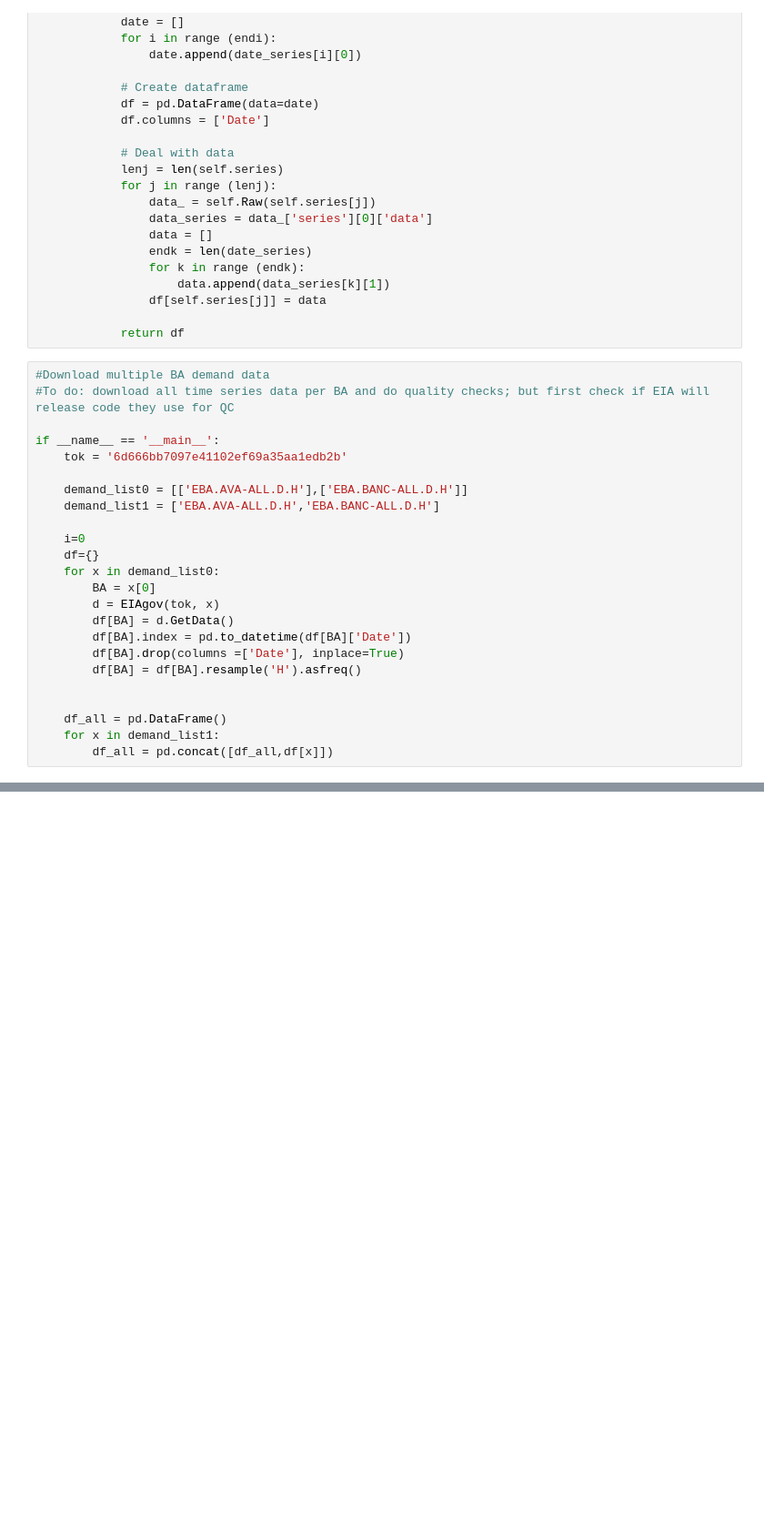
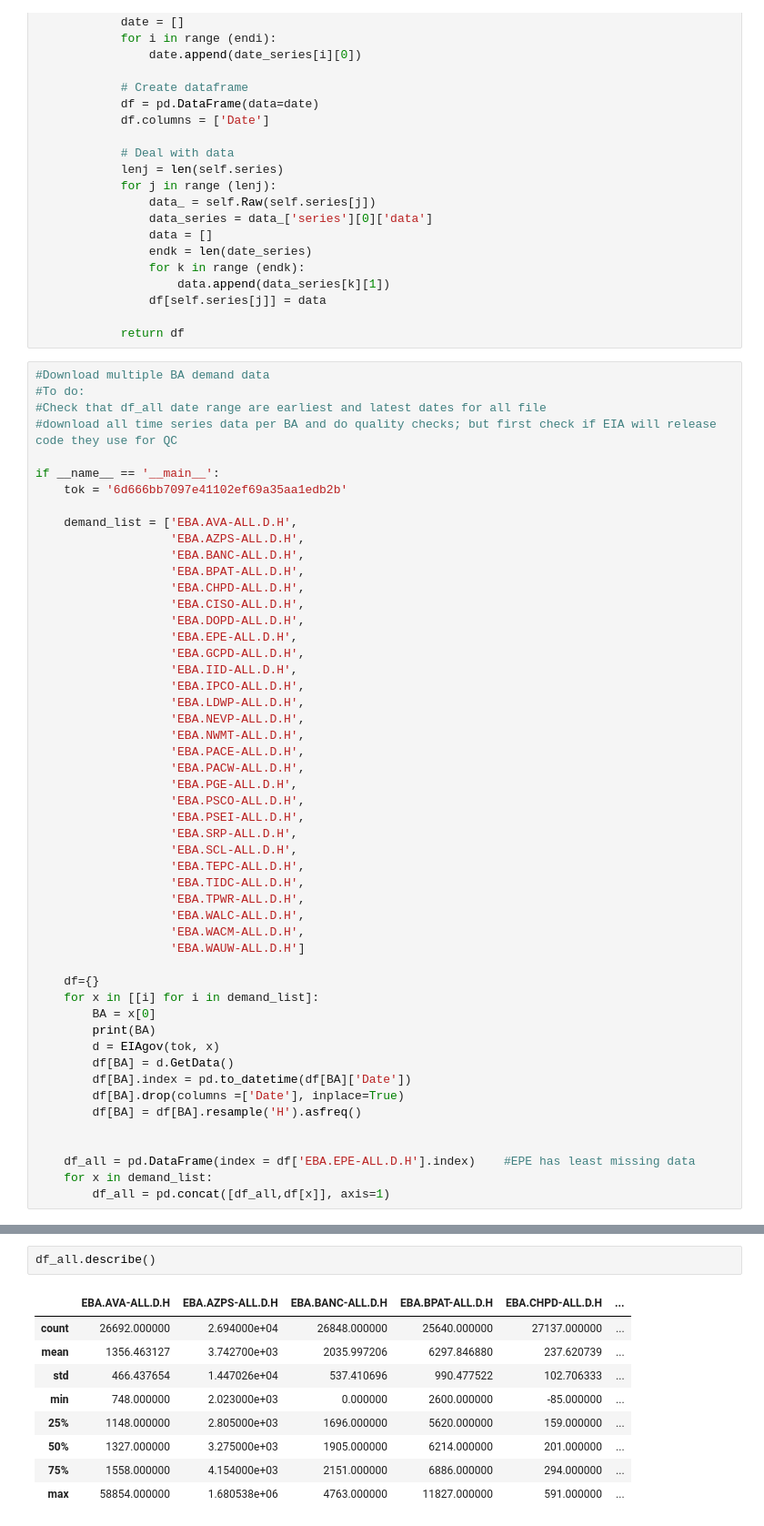
Before and after one commit to Breakthrough-Energy/PreREISE, a Jupyter notebook: DownloadEIAData_API.ipynb, the cells around one changed output, grey strips where cells are left out. Shown at 91% size. Saved outputs shown, nothing was run; the diff lists cells and outputs as text; blank space fills up the shorter version.

Commit message:
download EIA demand data by API, relatively finished notebook version

```diff
--- a/DownloadEIAData_API.ipynb
+++ b/DownloadEIAData_API.ipynb
@@ -75,18 +75,45 @@ class EIAgov(object):
             return df
 # %%
 #Download multiple BA demand data
-#To do: download all time series data per BA and do quality checks; but first check if EIA will release code they use for QC
+#To do:
+#Check that df_all date range are earliest and latest dates for all file
+#download all time series data per BA and do quality checks; but first check if EIA will release code they use for QC
 
 if __name__ == '__main__':
     tok = '6d666bb7097e41102ef69a35aa1edb2b'
 
-    demand_list0 = [['EBA.AVA-ALL.D.H'],['EBA.BANC-ALL.D.H']]
-    demand_list1 = ['EBA.AVA-ALL.D.H','EBA.BANC-ALL.D.H']
+    demand_list = ['EBA.AVA-ALL.D.H',
+                   'EBA.AZPS-ALL.D.H',
+                   'EBA.BANC-ALL.D.H',
+                   'EBA.BPAT-ALL.D.H',
+                   'EBA.CHPD-ALL.D.H',
+                   'EBA.CISO-ALL.D.H',
+                   'EBA.DOPD-ALL.D.H',
+                   'EBA.EPE-ALL.D.H',
+                   'EBA.GCPD-ALL.D.H',
+                   'EBA.IID-ALL.D.H',
+                   'EBA.IPCO-ALL.D.H',
+                   'EBA.LDWP-ALL.D.H',
+                   'EBA.NEVP-ALL.D.H',
+                   'EBA.NWMT-ALL.D.H',
+                   'EBA.PACE-ALL.D.H',
+                   'EBA.PACW-ALL.D.H',
+                   'EBA.PGE-ALL.D.H',
+                   'EBA.PSCO-ALL.D.H',
+                   'EBA.PSEI-ALL.D.H',
+                   'EBA.SRP-ALL.D.H',
+                   'EBA.SCL-ALL.D.H',
+                   'EBA.TEPC-ALL.D.H',
+                   'EBA.TIDC-ALL.D.H',
+                   'EBA.TPWR-ALL.D.H',
+                   'EBA.WALC-ALL.D.H',
+                   'EBA.WACM-ALL.D.H',
+                   'EBA.WAUW-ALL.D.H']
 
-    i=0
     df={}
-    for x in demand_list0:
+    for x in [[i] for i in demand_list]:
         BA = x[0]
+        print(BA)
         d = EIAgov(tok, x)
         df[BA] = d.GetData()
         df[BA].index = pd.to_datetime(df[BA]['Date'])
@@ -94,6 +121,6 @@ if __name__ == '__main__':
         df[BA] = df[BA].resample('H').asfreq()
 
 
-    df_all = pd.DataFrame()
-    for x in demand_list1:
-        df_all = pd.concat([df_all,df[x]])
+    df_all = pd.DataFrame(index = df['EBA.EPE-ALL.D.H'].index)    #EPE has least missing data
+    for x in demand_list:
+        df_all = pd.concat([df_all,df[x]], axis=1)
@@ -146,0 +191,12 @@ dtype: int64
+# %%
+df_all.describe()
+# %% [output]
+|  | EBA.AVA-ALL.D.H | EBA.AZPS-ALL.D.H | EBA.BANC-ALL.D.H | EBA.BPAT-ALL.D.H | EBA.CHPD-ALL.D.H | ... |
+| count | 26692.000000 | 2.694000e+04 | 26848.000000 | 25640.000000 | 27137.000000 | ... |
+| mean | 1356.463127 | 3.742700e+03 | 2035.997206 | 6297.846880 | 237.620739 | ... |
+| std | 466.437654 | 1.447026e+04 | 537.410696 | 990.477522 | 102.706333 | ... |
+| min | 748.000000 | 2.023000e+03 | 0.000000 | 2600.000000 | -85.000000 | ... |
+| 25% | 1148.000000 | 2.805000e+03 | 1696.000000 | 5620.000000 | 159.000000 | ... |
+| 50% | 1327.000000 | 3.275000e+03 | 1905.000000 | 6214.000000 | 201.000000 | ... |
+| 75% | 1558.000000 | 4.154000e+03 | 2151.000000 | 6886.000000 | 294.000000 | ... |
+| max | 58854.000000 | 1.680538e+06 | 4763.000000 | 11827.000000 | 591.000000 | ... |
```
Also changed, not shown: parts of 10 cells of this notebook.
